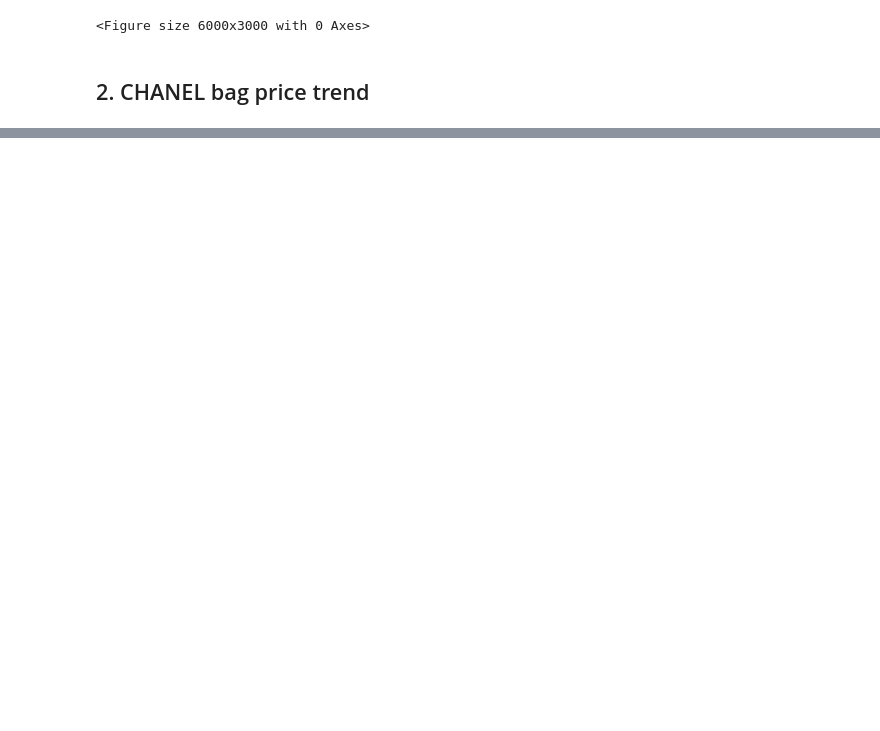
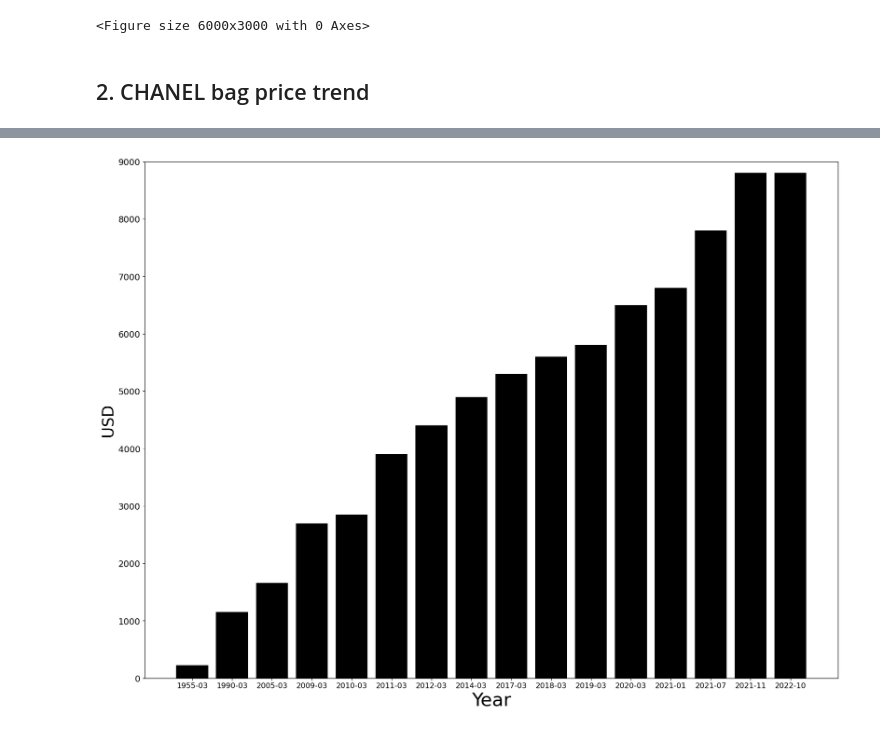
Before and after one commit to sainthm/EDA_Project, a Jupyter notebook: lhm/Price changes of luxury goods.ipynb, the cells around one changed output, grey strips where cells are left out. Drawn from its saved outputs; the diff is of its cells as text; code cells hidden in the pictures; blank space fills up the shorter version.

Commit message:
Edit luxlury (done chanel)

```diff
--- a/lhm/Price changes of luxury goods.ipynb
+++ b/lhm/Price changes of luxury goods.ipynb
@@ -78,0 +81,5 @@ fig.show()
+# %%
+# Data import
+# !ls
+chanel = pd.read_csv("./EDA_file/luxury/chanel.csv")
+chanel
@@ -78,0 +125,12 @@ fig.show()
+# %%
+# Data visualization - 2 - bar
+plt.figure(figsize=(20, 15))
+plt.bar(chanel["DateTime"], chanel["Value"], width=0.8, color="black")
+plt.xlabel("Year", fontsize=30)
+plt.xticks(fontsize=12)
+plt.ylabel("USD", fontsize=25)
+plt.yticks(fontsize=14)
+plt.ylim([0,9000])
+plt.show()
+# %% [output]
+[figure, added]
```
Also changed, not shown: parts of 7 cells of this notebook, 3 other files.
